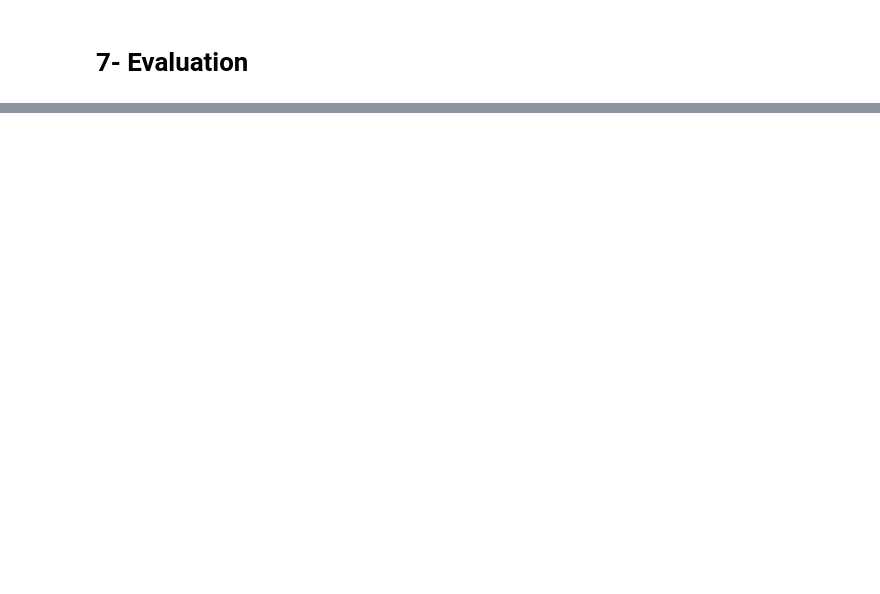
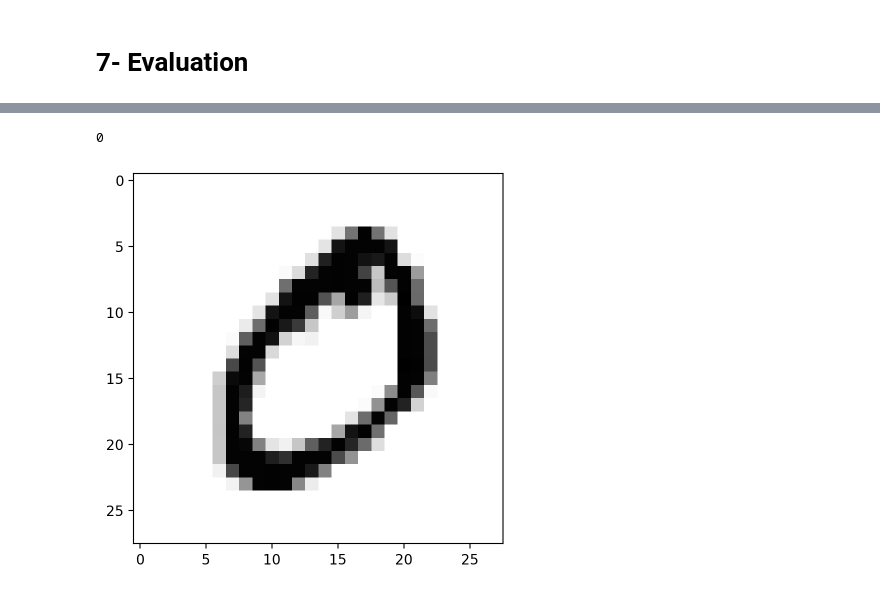
Before and after one commit to gyjong/aiffel_campus, a Jupyter notebook: quest_0306/0311_MNIST.ipynb, the cells around one changed output, grey strips where cells are left out. Saved outputs shown, nothing was run; the diff lists cells and outputs as text; code cells hidden in the pictures; blank space fills up the shorter version.

```diff
--- a/quest_0306/0311_MNIST.ipynb
+++ b/quest_0306/0311_MNIST.ipynb
@@ -244,0 +290,10 @@ show_history_c(history)
+# %%
+# Q. MNIST 데이터가 어떻게 생겼는지 확인해 봅시다.
+# MNIST 데이터를 시각화하기
+import matplotlib.pyplot as plt
+print(Y_train[1])
+plt.imshow(X_train[1], cmap='Greys') # 흑백 이미지로 확인
+plt.show()
+# %% [output]
+0
+[figure, added]
```
Also changed, not shown: parts of 23 cells of this notebook, 2 other files.
